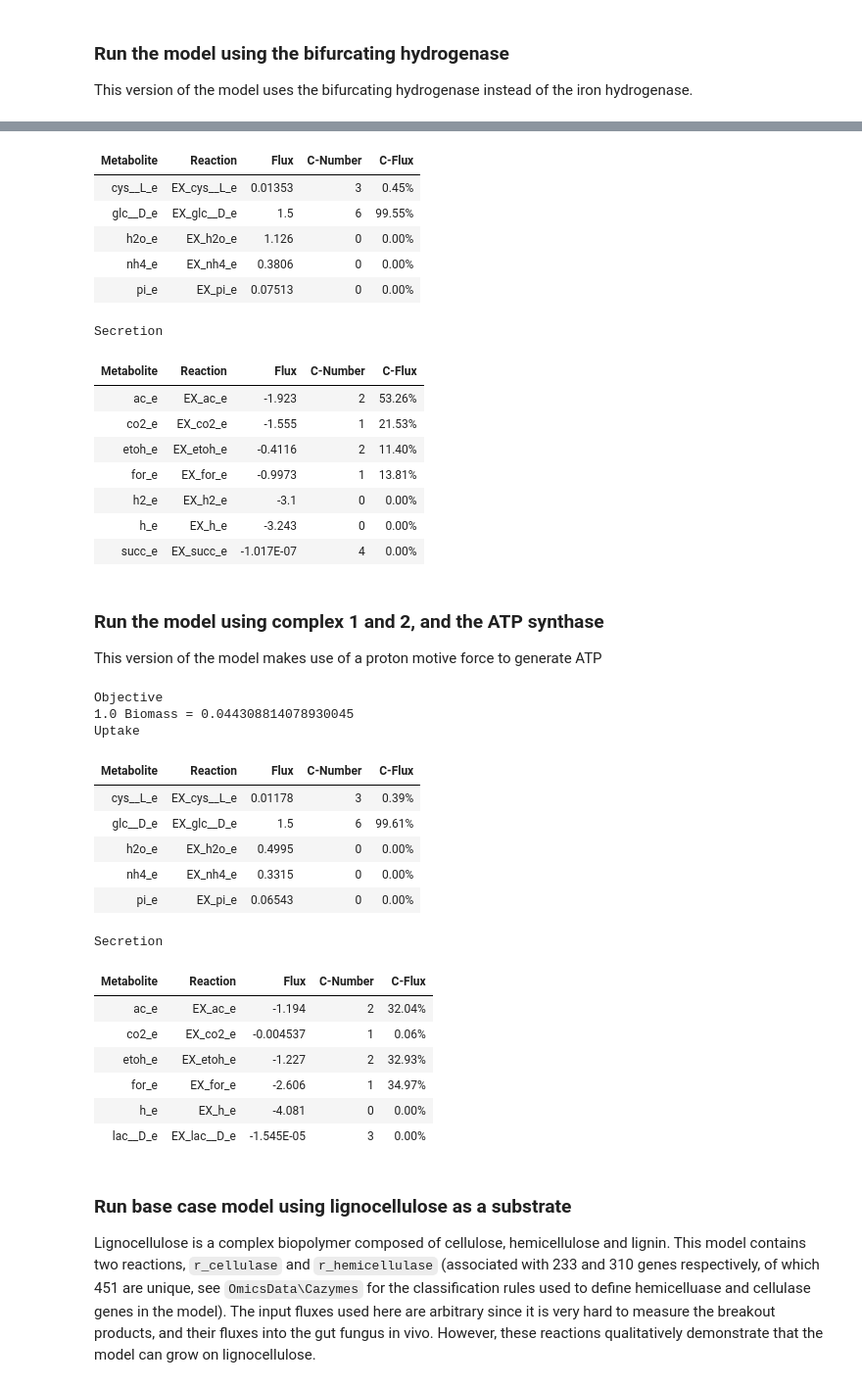
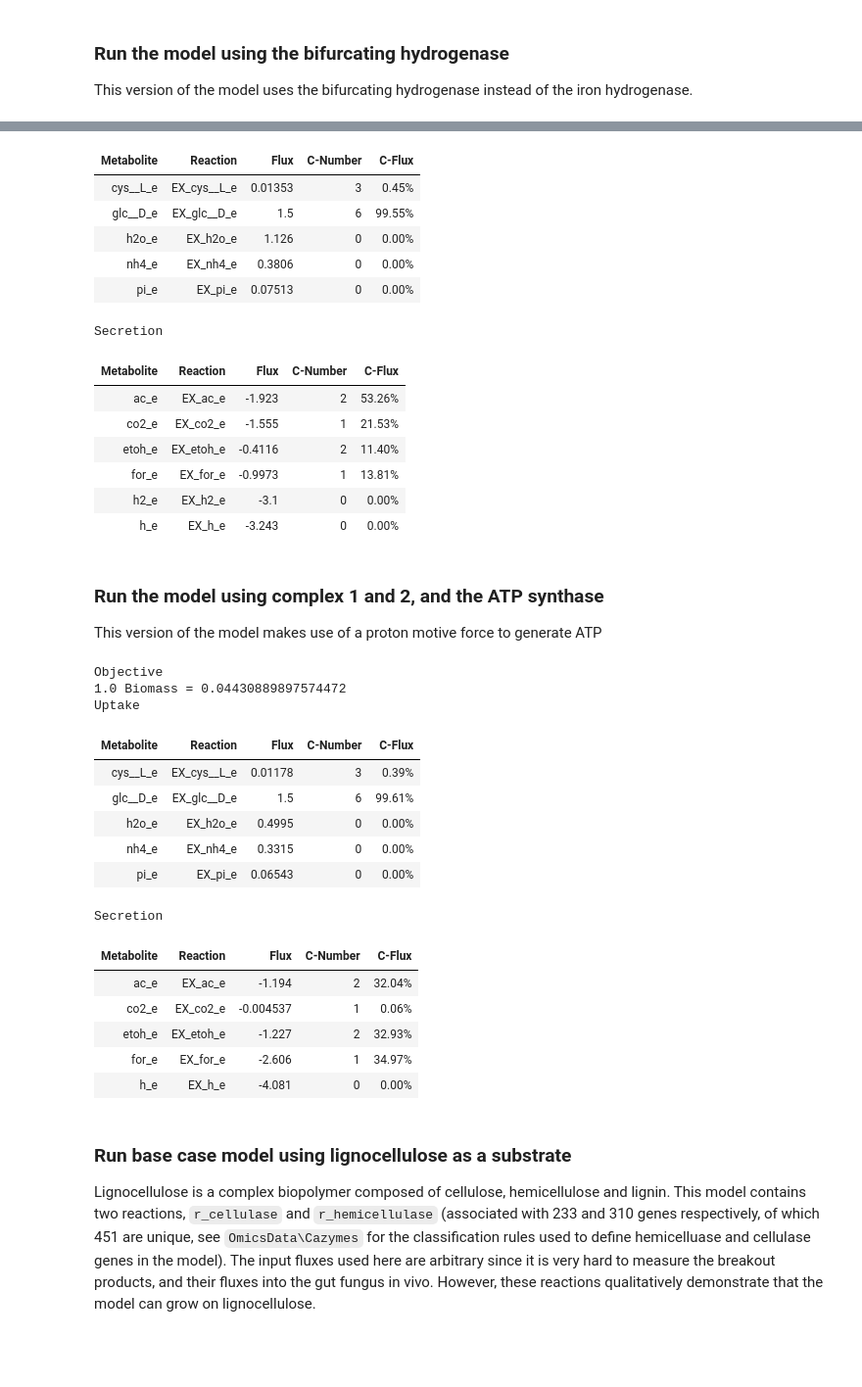
Before and after one commit to stelmo/iNlan20, a Jupyter notebook: ReconstructionAndAnalysis/iNlan20 Example Simulations.ipynb, the cells around one changed output, grey strips where cells are left out. Shown at 98% size. Drawn from its saved outputs; the diff is of its cells as text; code cells hidden in the pictures; blank space fills up the shorter version.

```diff
--- a/ReconstructionAndAnalysis/iNlan20 Example Simulations.ipynb
+++ b/ReconstructionAndAnalysis/iNlan20 Example Simulations.ipynb
@@ -41,6 +44,8 @@ Secretion
 This version of the model uses the bifurcating hydrogenase instead of the iron hydrogenase.
 # %%
 model = cobra.io.read_sbml_model(modelloc)
+model.solver = "gurobi"
+
 
 # turn the bifurcating hydrogenase on
 rxn = model.reactions.get_by_id("HYDhbi")
@@ -62,24 +67,24 @@ Objective
 Uptake
 | Metabolite | Reaction | Flux | C-Number | C-Flux |
 | cys__L_e | EX_cys__L_e | 0.01353 | 3 | 0.45% |
 | glc__D_e | EX_glc__D_e | 1.5 | 6 | 99.55% |
 | h2o_e | EX_h2o_e | 1.126 | 0 | 0.00% |
 | nh4_e | EX_nh4_e | 0.3806 | 0 | 0.00% |
 | pi_e | EX_pi_e | 0.07513 | 0 | 0.00% |
 Secretion
 | Metabolite | Reaction | Flux | C-Number | C-Flux |
 | ac_e | EX_ac_e | -1.923 | 2 | 53.26% |
 | co2_e | EX_co2_e | -1.555 | 1 | 21.53% |
 | etoh_e | EX_etoh_e | -0.4116 | 2 | 11.40% |
 | for_e | EX_for_e | -0.9973 | 1 | 13.81% |
 | h2_e | EX_h2_e | -3.1 | 0 | 0.00% |
 | h_e | EX_h_e | -3.243 | 0 | 0.00% |
-| succ_e | EX_succ_e | -1.017E-07 | 4 | 0.00% |
 # %% [markdown]
 ### Run the model using complex 1 and 2, and the ATP synthase
 This version of the model makes use of a proton motive force to generate ATP
 # %%
 model = cobra.io.read_sbml_model(modelloc)
+model.solver = "gurobi"
 
 # Activate the proton pumping machinery
 rxn = model.reactions.get_by_id("CMPL1h")
@@ -104,7 +109,7 @@ fba_sol.fluxes.to_json(fbaloc)
 model.summary()
 # %% [output]
 Objective
-1.0 Biomass = 0.044308814078930045
+1.0 Biomass = 0.04430889897574472
 Uptake
 | Metabolite | Reaction | Flux | C-Number | C-Flux |
 | cys__L_e | EX_cys__L_e | 0.01178 | 3 | 0.39% |
@@ -119,7 +124,6 @@ Secretion
 | etoh_e | EX_etoh_e | -1.227 | 2 | 32.93% |
 | for_e | EX_for_e | -2.606 | 1 | 34.97% |
 | h_e | EX_h_e | -4.081 | 0 | 0.00% |
-| lac__D_e | EX_lac__D_e | -1.545E-05 | 3 | 0.00% |
 # %% [markdown]
 ### Run base case model using lignocellulose as a substrate
 Lignocellulose is a complex biopolymer composed of cellulose, hemicellulose and lignin. This model contains two reactions, `r_cellulase` and `r_hemicellulase` (associated with 233 and 310 genes respectively, of which 451 are unique, see `OmicsData\Cazymes` for the classification rules used to define hemicelluase and cellulase genes in the model). The input fluxes used here are arbitrary since it is very hard to measure the breakout products, and their fluxes into the gut fungus in vivo. However, these reactions qualitatively demonstrate that the model can grow on lignocellulose.
```
Also changed, not shown: parts of 8 cells of this notebook, 9 other files.
